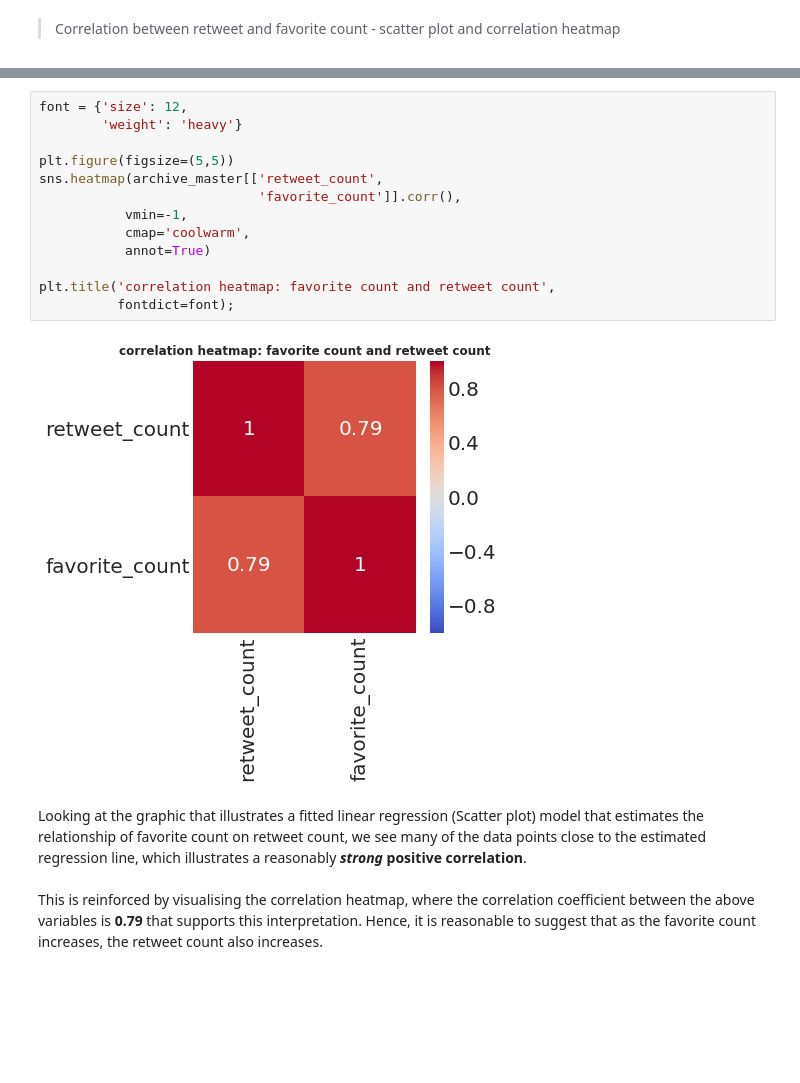
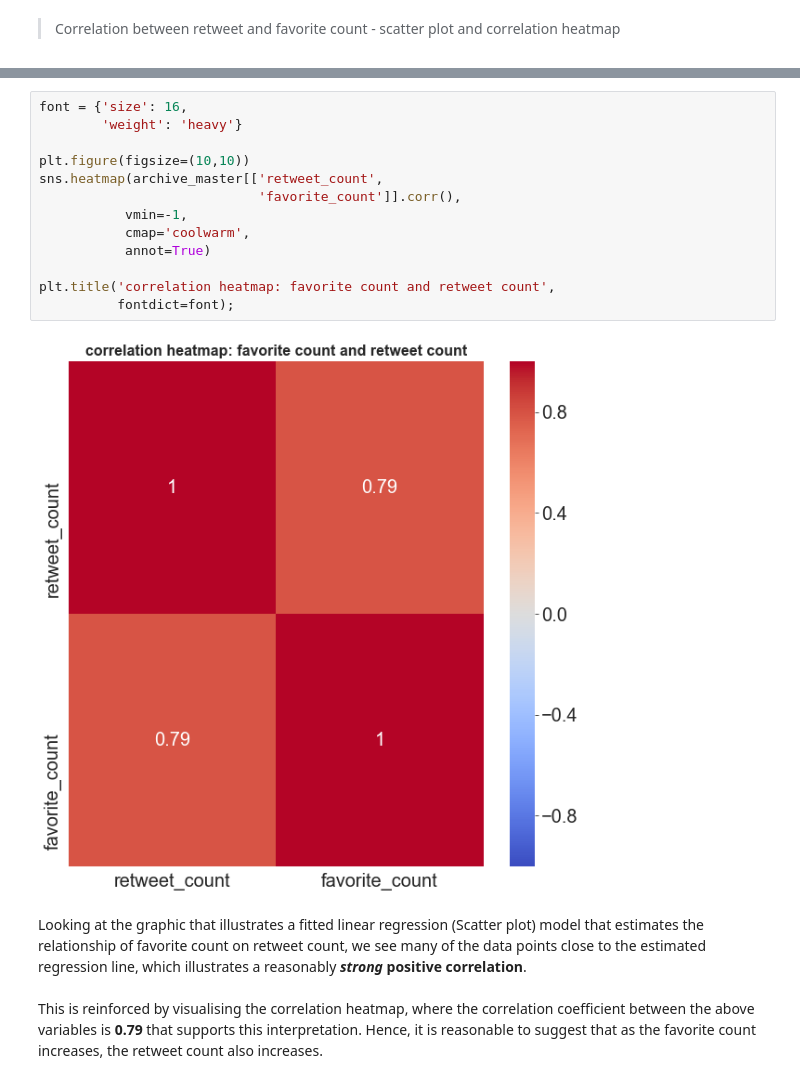
Before and after one commit to Shuaib-8/DAND-data-wrangling, a Jupyter notebook: act_report.ipynb, the cells around one changed output, grey strips where cells are left out. Cells and saved outputs as stored; diff of their text form; blank space fills up the shorter version.

Commit message:
refactor: adjusting visualisations for clarity

```diff
--- a/act_report.ipynb
+++ b/act_report.ipynb
@@ -336,18 +336,18 @@ plt.title('Regression: favorite count on retweet count', fontdict=font);
 # %%
-font = {'size': 12,
+font = {'size': 16,
         'weight': 'heavy'}
 
-plt.figure(figsize=(5,5))
+plt.figure(figsize=(10,10))
 sns.heatmap(archive_master[['retweet_count',
                             'favorite_count']].corr(),
            vmin=-1,
            cmap='coolwarm',
            annot=True)
 
 plt.title('correlation heatmap: favorite count and retweet count',
           fontdict=font);
 # %% [output]
-[figure, old version]
+[figure, new version]
 # %% [markdown]
 Looking at the graphic that illustrates a fitted linear regression (Scatter plot) model that estimates the relationship of favorite count on retweet count, we see many of the data points close to the estimated regression line, which illustrates a reasonably ***strong*** **positive correlation**.
 <br><br>
```
Also changed, not shown: parts of 5 cells of this notebook.
